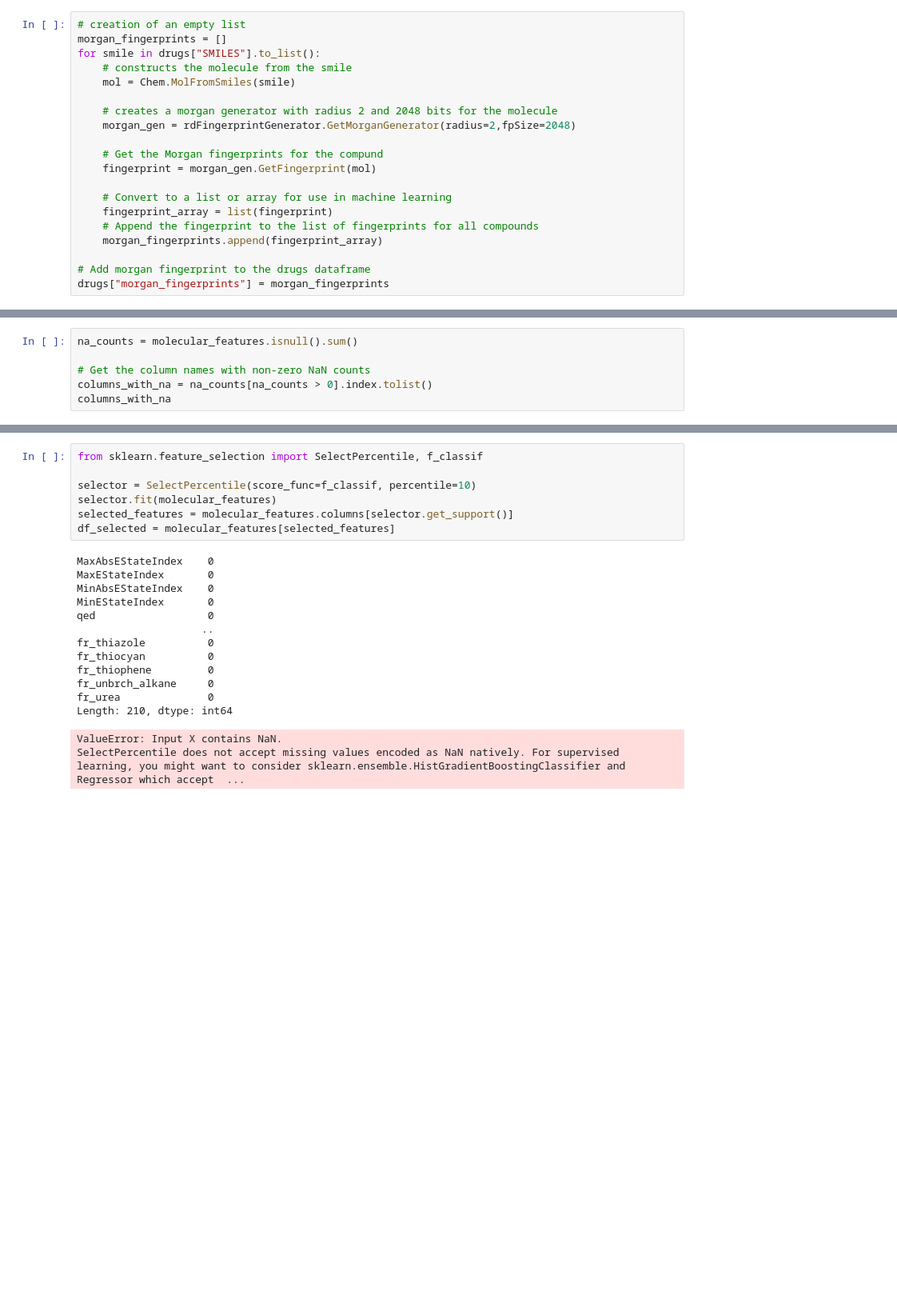
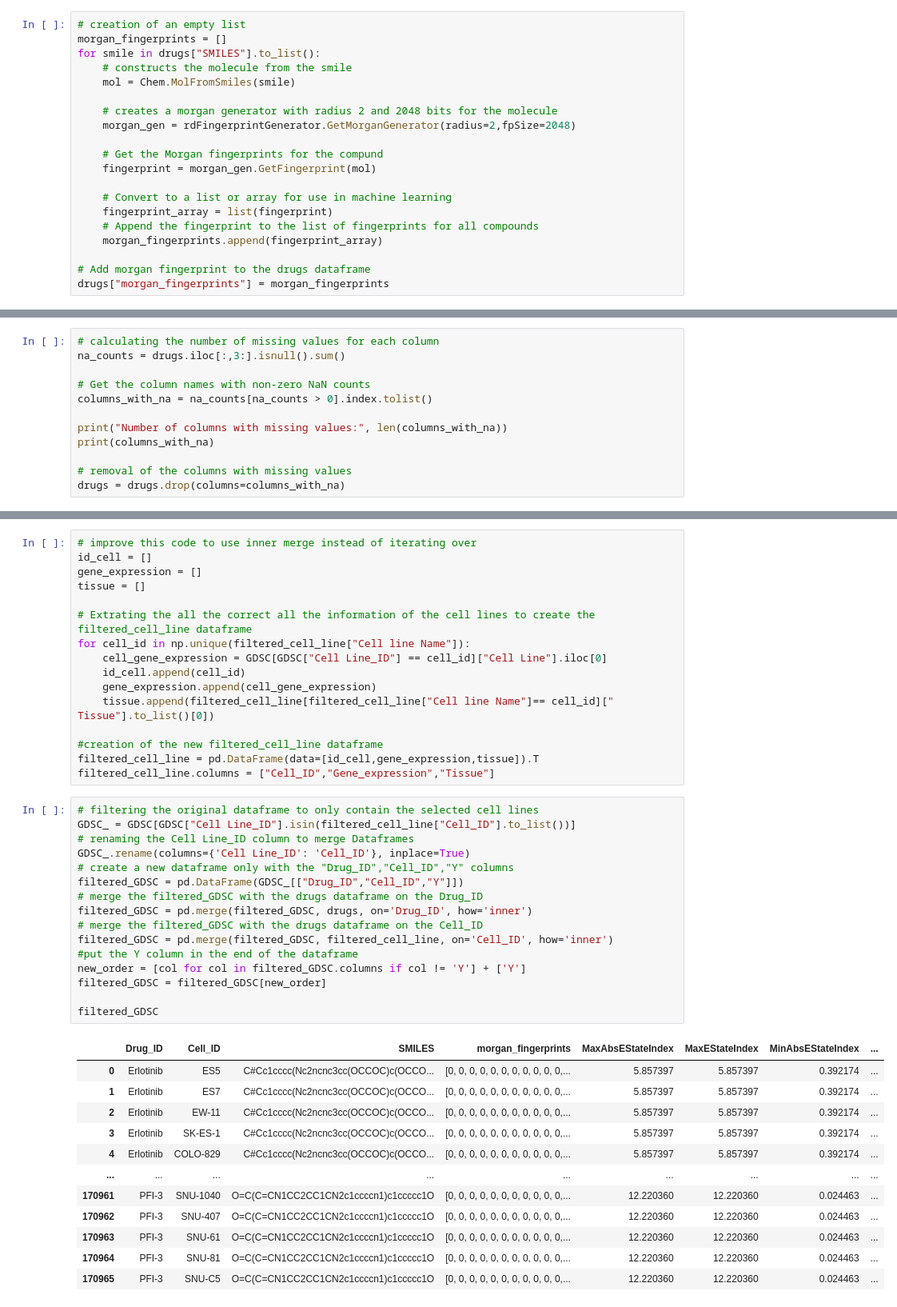
Before and after one commit to ricardofoliveira61/ML-data-analysis, a Jupyter notebook: GDSC1.ipynb, the cells around one changed output, grey strips where cells are left out. Shown at 80% size. Saved outputs shown, nothing was run; the diff lists cells and outputs as text; blank space fills up the shorter version.

```diff
--- a/GDSC1.ipynb
+++ b/GDSC1.ipynb
@@ -558,7 +541,13 @@ df_selected.describe()
 # %%
-na_counts = molecular_features.isnull().sum()
+# calculating the number of missing values for each column
+na_counts = drugs.iloc[:,3:].isnull().sum()
 
 # Get the column names with non-zero NaN counts
 columns_with_na = na_counts[na_counts > 0].index.tolist()
-columns_with_na
+
+print("Number of columns with missing values:", len(columns_with_na))
+print(columns_with_na)
+
+# removal of the columns with missing values
+drugs = drugs.drop(columns=columns_with_na)
 # %% [output]
@@ -573,22 +556,45 @@ columns_with_na
-# %%
-from sklearn.feature_selection import SelectPercentile, f_classif
-
-selector = SelectPercentile(score_func=f_classif, percentile=10)
-selector.fit(molecular_features)
-selected_features = molecular_features.columns[selector.get_support()]
-df_selected = molecular_features[selected_features]
-# %% [output]
-MaxAbsEStateIndex    0
-MaxEStateIndex       0
-MinAbsEStateIndex    0
-MinEStateIndex       0
-qed                  0
-                    ..
-fr_thiazole          0
-fr_thiocyan          0
-fr_thiophene         0
-fr_unbrch_alkane     0
-fr_urea              0
-Length: 210, dtype: int64
-ValueError: Input X contains NaN.
-SelectPercentile does not accept missing values encoded as NaN natively. For supervised learning, you might want to consider sklearn.ensemble.HistGradientBoostingClassifier and Regressor which accept  ...
+# %%
+# improve this code to use inner merge instead of iterating over
+id_cell = []
+gene_expression = []
+tissue = []
+
+# Extrating the all the correct all the information of the cell lines to create the filtered_cell_line dataframe
+for cell_id in np.unique(filtered_cell_line["Cell line Name"]):
+    cell_gene_expression = GDSC[GDSC["Cell Line_ID"] == cell_id]["Cell Line"].iloc[0]
+    id_cell.append(cell_id)
+    gene_expression.append(cell_gene_expression)
+    tissue.append(filtered_cell_line[filtered_cell_line["Cell line Name"]== cell_id][" Tissue"].to_list()[0])
+
+#creation of the new filtered_cell_line dataframe
+filtered_cell_line = pd.DataFrame(data=[id_cell,gene_expression,tissue]).T
+filtered_cell_line.columns = ["Cell_ID","Gene_expression","Tissue"]
+# %%
+# filtering the original dataframe to only contain the selected cell lines
+GDSC_ = GDSC[GDSC["Cell Line_ID"].isin(filtered_cell_line["Cell_ID"].to_list())]
+# renaming the Cell Line_ID column to merge Dataframes
+GDSC_.rename(columns={'Cell Line_ID': 'Cell_ID'}, inplace=True)
+# create a new dataframe only with the "Drug_ID","Cell_ID","Y" columns
+filtered_GDSC = pd.DataFrame(GDSC_[["Drug_ID","Cell_ID","Y"]])
+# merge the filtered_GDSC with the drugs dataframe on the Drug_ID
+filtered_GDSC = pd.merge(filtered_GDSC, drugs, on='Drug_ID', how='inner')
+# merge the filtered_GDSC with the drugs dataframe on the Cell_ID
+filtered_GDSC = pd.merge(filtered_GDSC, filtered_cell_line, on='Cell_ID', how='inner')
+#put the Y column in the end of the dataframe
+new_order = [col for col in filtered_GDSC.columns if col != 'Y'] + ['Y']
+filtered_GDSC = filtered_GDSC[new_order]
+
+filtered_GDSC
+# %% [output]
+|  | Drug_ID | Cell_ID | SMILES | morgan_fingerprints | MaxAbsEStateIndex | MaxEStateIndex | MinAbsEStateIndex | ... |
+| 0 | Erlotinib | ES5 | C#Cc1cccc(Nc2ncnc3cc(OCCOC)c(OCCO... | [0, 0, 0, 0, 0, 0, 0, 0, 0, 0, 0,... | 5.857397 | 5.857397 | 0.392174 | ... |
+| 1 | Erlotinib | ES7 | C#Cc1cccc(Nc2ncnc3cc(OCCOC)c(OCCO... | [0, 0, 0, 0, 0, 0, 0, 0, 0, 0, 0,... | 5.857397 | 5.857397 | 0.392174 | ... |
+| 2 | Erlotinib | EW-11 | C#Cc1cccc(Nc2ncnc3cc(OCCOC)c(OCCO... | [0, 0, 0, 0, 0, 0, 0, 0, 0, 0, 0,... | 5.857397 | 5.857397 | 0.392174 | ... |
+| 3 | Erlotinib | SK-ES-1 | C#Cc1cccc(Nc2ncnc3cc(OCCOC)c(OCCO... | [0, 0, 0, 0, 0, 0, 0, 0, 0, 0, 0,... | 5.857397 | 5.857397 | 0.392174 | ... |
+| 4 | Erlotinib | COLO-829 | C#Cc1cccc(Nc2ncnc3cc(OCCOC)c(OCCO... | [0, 0, 0, 0, 0, 0, 0, 0, 0, 0, 0,... | 5.857397 | 5.857397 | 0.392174 | ... |
+| ... | ... | ... | ... | ... | ... | ... | ... | ... |
+| 170961 | PFI-3 | SNU-1040 | O=C(C=CN1CC2CC1CN2c1ccccn1)c1ccccc1O | [0, 0, 0, 0, 0, 0, 0, 0, 0, 0, 0,... | 12.220360 | 12.220360 | 0.024463 | ... |
+| 170962 | PFI-3 | SNU-407 | O=C(C=CN1CC2CC1CN2c1ccccn1)c1ccccc1O | [0, 0, 0, 0, 0, 0, 0, 0, 0, 0, 0,... | 12.220360 | 12.220360 | 0.024463 | ... |
+| 170963 | PFI-3 | SNU-61 | O=C(C=CN1CC2CC1CN2c1ccccn1)c1ccccc1O | [0, 0, 0, 0, 0, 0, 0, 0, 0, 0, 0,... | 12.220360 | 12.220360 | 0.024463 | ... |
+| 170964 | PFI-3 | SNU-81 | O=C(C=CN1CC2CC1CN2c1ccccn1)c1ccccc1O | [0, 0, 0, 0, 0, 0, 0, 0, 0, 0, 0,... | 12.220360 | 12.220360 | 0.024463 | ... |
+| 170965 | PFI-3 | SNU-C5 | O=C(C=CN1CC2CC1CN2c1ccccn1)c1ccccc1O | [0, 0, 0, 0, 0, 0, 0, 0, 0, 0, 0,... | 12.220360 | 12.220360 | 0.024463 | ... |
```
Also changed, not shown: parts of 12 cells of this notebook.
